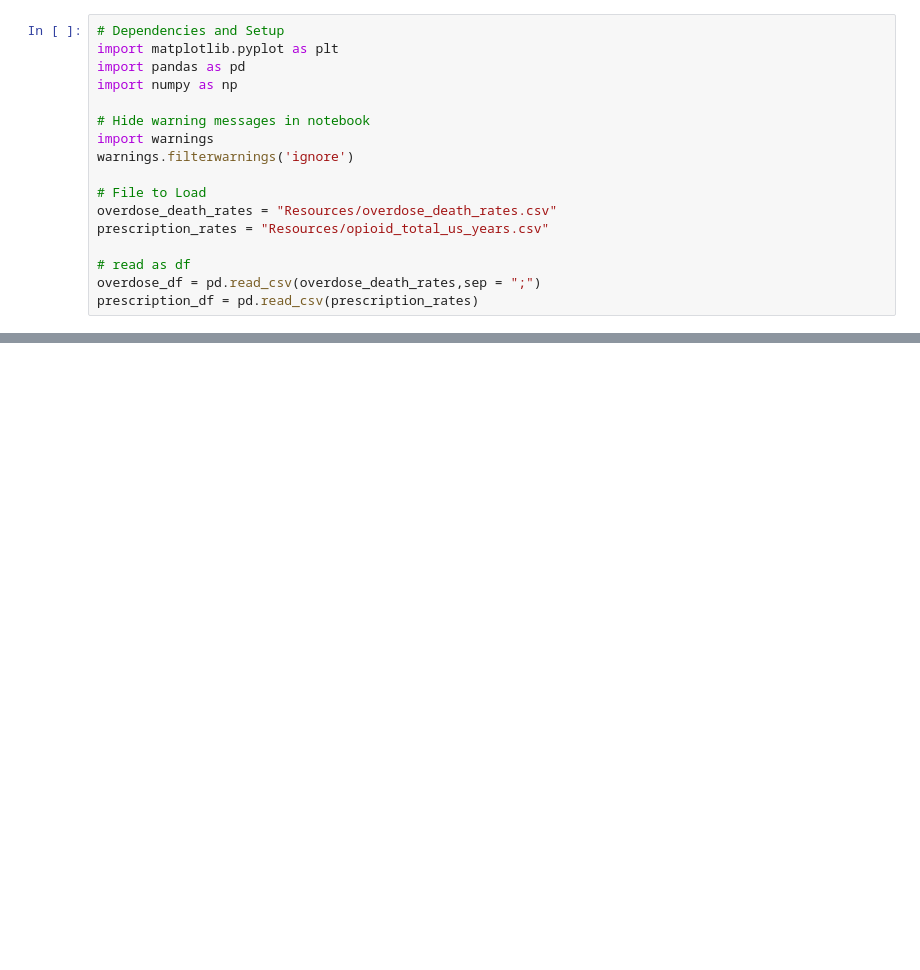
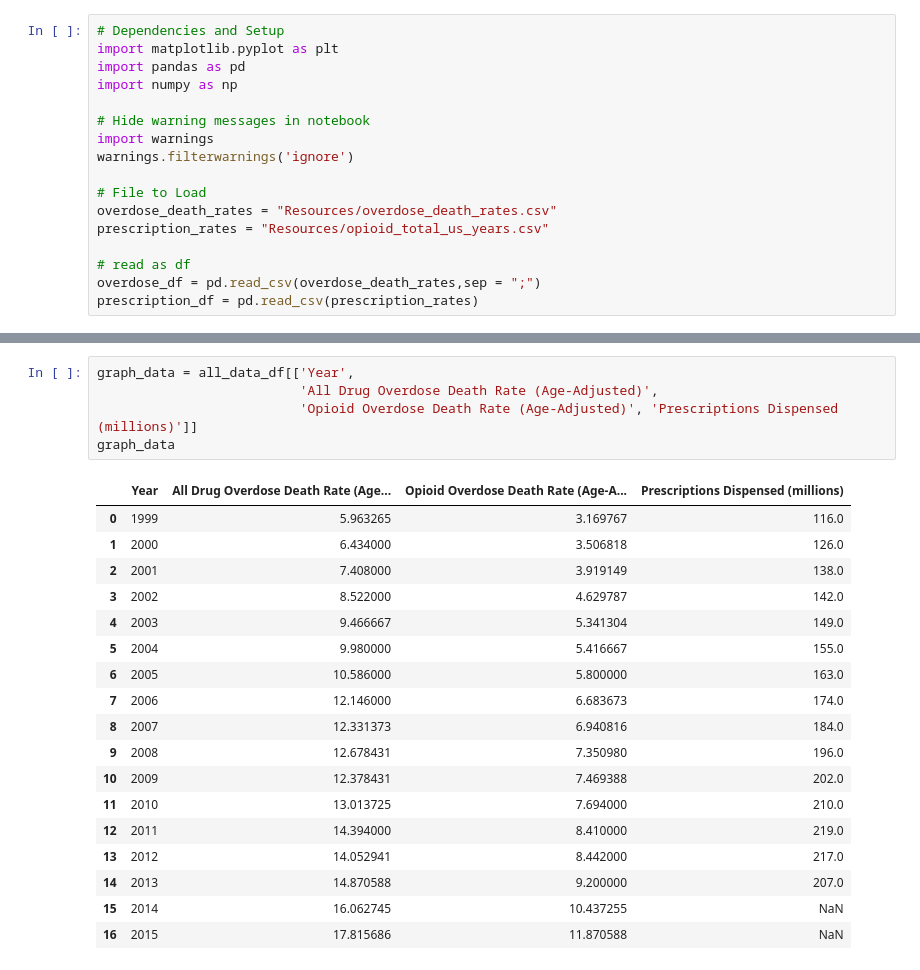
Before and after one commit to Emma-Pang/team_efx_dataproject, a Jupyter notebook: prescription_data/prescriptions_entire_us.ipynb, the cells around one changed output, grey strips where cells are left out. Saved outputs shown, nothing was run; the diff lists cells and outputs as text; blank space fills up the shorter version.

```diff
--- a/prescription_data/prescriptions_entire_us.ipynb
+++ b/prescription_data/prescriptions_entire_us.ipynb
@@ -38,0 +99,24 @@ year_overdose.head()
+# %%
+graph_data = all_data_df[['Year',
+                          'All Drug Overdose Death Rate (Age-Adjusted)',
+                          'Opioid Overdose Death Rate (Age-Adjusted)', 'Prescriptions Dispensed (millions)']]
+graph_data
+# %% [output]
+|  | Year | All Drug Overdose Death Rate (Age... | Opioid Overdose Death Rate (Age-A... | Prescriptions Dispensed (millions) |
+| 0 | 1999 | 5.963265 | 3.169767 | 116.0 |
+| 1 | 2000 | 6.434000 | 3.506818 | 126.0 |
+| 2 | 2001 | 7.408000 | 3.919149 | 138.0 |
+| 3 | 2002 | 8.522000 | 4.629787 | 142.0 |
+| 4 | 2003 | 9.466667 | 5.341304 | 149.0 |
+| 5 | 2004 | 9.980000 | 5.416667 | 155.0 |
+| 6 | 2005 | 10.586000 | 5.800000 | 163.0 |
+| 7 | 2006 | 12.146000 | 6.683673 | 174.0 |
+| 8 | 2007 | 12.331373 | 6.940816 | 184.0 |
+| 9 | 2008 | 12.678431 | 7.350980 | 196.0 |
+| 10 | 2009 | 12.378431 | 7.469388 | 202.0 |
+| 11 | 2010 | 13.013725 | 7.694000 | 210.0 |
+| 12 | 2011 | 14.394000 | 8.410000 | 219.0 |
+| 13 | 2012 | 14.052941 | 8.442000 | 217.0 |
+| 14 | 2013 | 14.870588 | 9.200000 | 207.0 |
+| 15 | 2014 | 16.062745 | 10.437255 | NaN |
+| 16 | 2015 | 17.815686 | 11.870588 | NaN |
```
Also changed, not shown: parts of 5 cells of this notebook.
